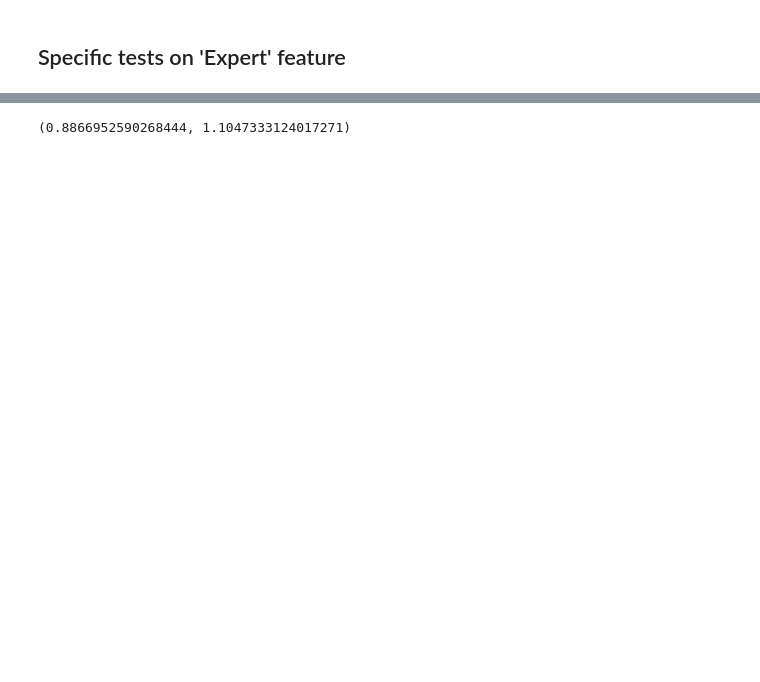
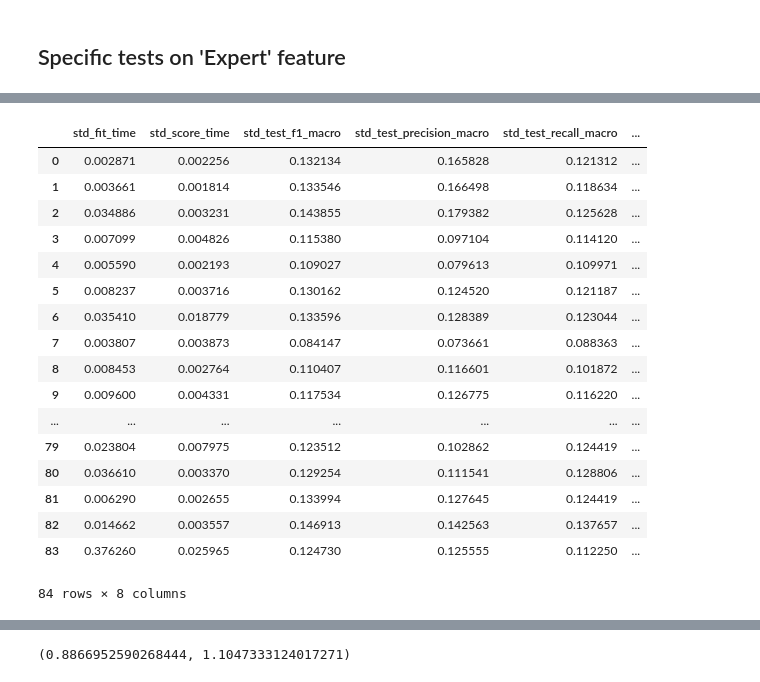
Before and after one commit to jbousque/predictionPresence, a Jupyter notebook: src/Learn.ipynb, the cells around one changed output, grey strips where cells are left out. Drawn from its saved outputs; the diff is of its cells as text; code cells hidden in the pictures; blank space fills up the shorter version.

```diff
--- a/src/Learn.ipynb
+++ b/src/Learn.ipynb
@@ -530,3 +527,26 @@ df_best_all[['mean_test_precision_macro', 'mean_test_f1_macro', 'mean_test_recal
+# %%
+df = pd.DataFrame(grid1.cv_results_)
+cols = [col for col in df.columns if 'std' in col]
+df[cols]
+# %% [output]
+|  | std_fit_time | std_score_time | std_test_f1_macro | std_test_precision_macro | std_test_recall_macro | ... |
+| 0 | 0.002871 | 0.002256 | 0.132134 | 0.165828 | 0.121312 | ... |
+| 1 | 0.003661 | 0.001814 | 0.133546 | 0.166498 | 0.118634 | ... |
+| 2 | 0.034886 | 0.003231 | 0.143855 | 0.179382 | 0.125628 | ... |
+| 3 | 0.007099 | 0.004826 | 0.115380 | 0.097104 | 0.114120 | ... |
+| 4 | 0.005590 | 0.002193 | 0.109027 | 0.079613 | 0.109971 | ... |
+| 5 | 0.008237 | 0.003716 | 0.130162 | 0.124520 | 0.121187 | ... |
+| 6 | 0.035410 | 0.018779 | 0.133596 | 0.128389 | 0.123044 | ... |
+| 7 | 0.003807 | 0.003873 | 0.084147 | 0.073661 | 0.088363 | ... |
+| 8 | 0.008453 | 0.002764 | 0.110407 | 0.116601 | 0.101872 | ... |
+| 9 | 0.009600 | 0.004331 | 0.117534 | 0.126775 | 0.116220 | ... |
+| ... | ... | ... | ... | ... | ... | ... |
+| 79 | 0.023804 | 0.007975 | 0.123512 | 0.102862 | 0.124419 | ... |
+| 80 | 0.036610 | 0.003370 | 0.129254 | 0.111541 | 0.128806 | ... |
+| 81 | 0.006290 | 0.002655 | 0.133994 | 0.127645 | 0.124419 | ... |
+| 82 | 0.014662 | 0.003557 | 0.146913 | 0.142563 | 0.137657 | ... |
+| 83 | 0.376260 | 0.025965 | 0.124730 | 0.125555 | 0.112250 | ... |
+84 rows × 8 columns
 # %%
 def plot_importance(title, importances, feature_names, sort=True):
     # Sort feature importances in descending order
```
Also changed, not shown: parts of 34 cells of this notebook.
